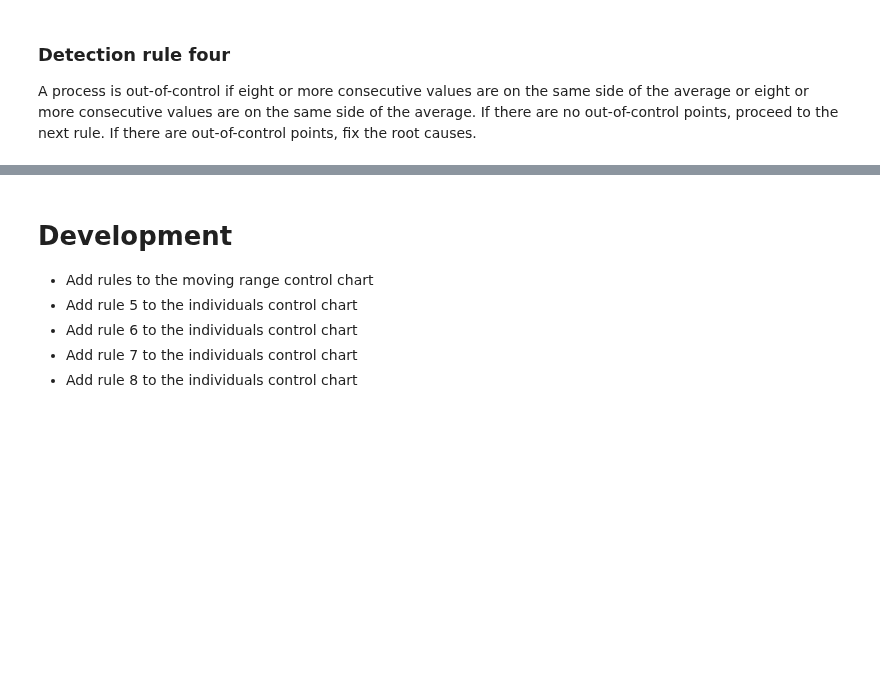
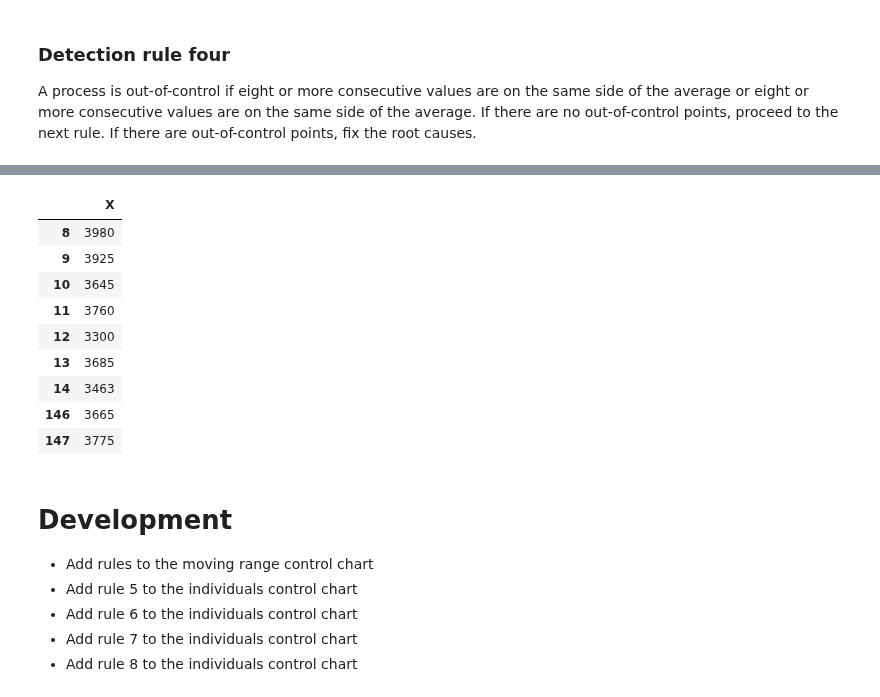
Before and after one commit to tracyyingyingwang/control_charts, a Jupyter notebook: control_charts_xmr.ipynb, the cells around one changed output, grey strips where cells are left out. Saved outputs shown, nothing was run; the diff lists cells and outputs as text; code cells hidden in the pictures; blank space fills up the shorter version.

```diff
--- a/control_charts_xmr.ipynb
+++ b/control_charts_xmr.ipynb
@@ -378,0 +410,24 @@ chart_data = chart_data.drop(['above_one_sigma_x',
+# %%
+# Create a list with X below the average for eight or more consecutive points
+below_average_x_list = []
+for value in chart_data['X']:
+    if value < average:
+        below_average_x_list.append(1)
+    else:
+        below_average_x_list.append(0)
+# Create a column from the list.
+chart_data['below_average_x'] = below_average_x_list
+# Display points where 8 consecutive X < average.
+chart_data['below_average_x_rule_4'] = chart_data['below_average_x'].rolling(8).sum()
+chart_data.loc[(chart_data['below_average_x_rule_4'] >= 8), ['X']]
+# %% [output]
+|  | X |
+| 8 | 3980 |
+| 9 | 3925 |
+| 10 | 3645 |
+| 11 | 3760 |
+| 12 | 3300 |
+| 13 | 3685 |
+| 14 | 3463 |
+| 146 | 3665 |
+| 147 | 3775 |
```
Also changed, not shown: parts of 2 cells of this notebook.
